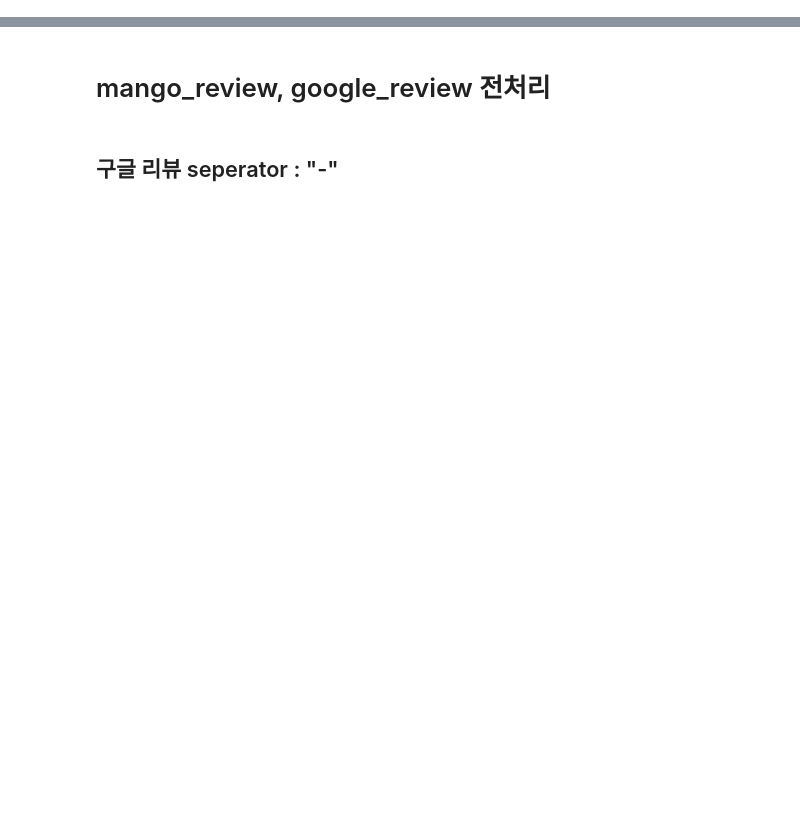
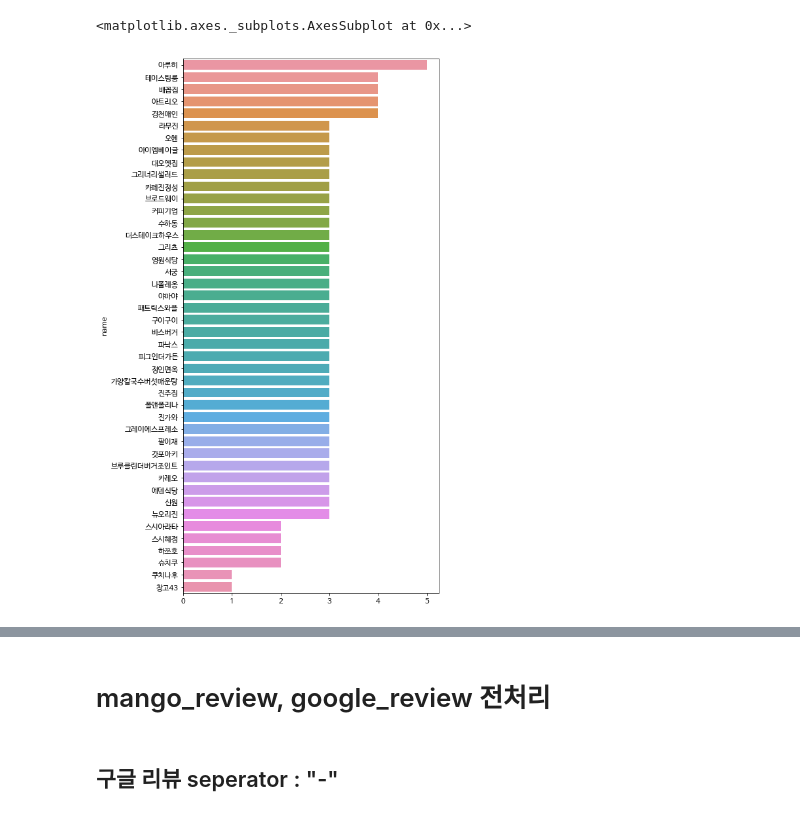
Before and after one commit to Edwardkim0/RealTastySpot, a Jupyter notebook: code/data_preprocessing.ipynb, the cells around one changed output, grey strips where cells are left out. Cells and saved outputs as stored; diff of their text form; code cells hidden in the pictures; blank space fills up the shorter version.

```diff
--- a/code/data_preprocessing.ipynb
+++ b/code/data_preprocessing.ipynb
@@ -14,0 +27,45 @@ dining_like = pd.read_excel('/Users/dhkim/PycharmProjects/RealTastySpot/data/ᄃ
+# %%
+for idx, price in enumerate(mango_review.prices):
+    price_num = 1.0
+    if price == '만원-2만원':
+        price_num = 2.0
+    elif price == '2만원-3만원':
+        price_num = 3.0
+    elif price == '3만원-4만원':
+        price_num = 4.0
+    elif price == '4만원 이상':
+        price_num = 5.0
+
+    mango_review.loc[idx, 'prices_num'] = price_num
+# %%
+mean_prices = mango_review.groupby('category')['prices_num'].mean()
+# %%
+for idx, price in enumerate(mango_review.prices_num):
+    category = mango_review.loc[idx, 'category']
+    mango_review.loc[idx, 'relative_price'] = price / mean_prices[category]
+# %%
+for idx, price in enumerate(mango_review.relative_price):
+    # 0.4 미만 - 가성비 훌륭함 (5점)
+    # 0.4 ~ 1.0 - 가성비 좋음 (4점)
+    # 1.0 - 가성비 그저 그럼, 평균 (3점)
+    # 1 ~ 2 - 가성비 나쁨 (2점)
+    # 2 ~ - 가성비 극악 (1점)
+    if price < 0.4:
+        price_grade = 5
+    elif price < 1:
+        price_grade = 4
+    elif price == 1.0:
+        price_grade = 3
+    elif price < 2:
+        price_grade = 2
+    else:
+        price_grade = 1
+
+    mango_review.loc[idx, 'price_grade'] = price_grade
+# %%
+plt.figure(figsize=(7,15))
+price_grade_mango = mango_review.sort_values('price_grade', ascending=False).reset_index(drop=True)
+sns.barplot(price_grade_mango.price_grade.values, price_grade_mango.name)
+# %% [output]
+<matplotlib.axes._subplots.AxesSubplot at 0x...>
+[figure, added]
```
Also changed, not shown: parts of 82 cells of this notebook, 24 other files.
